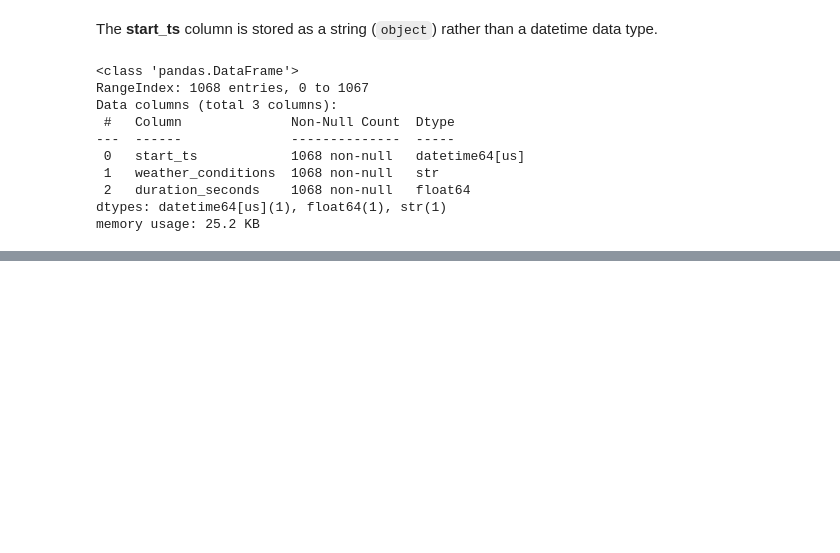
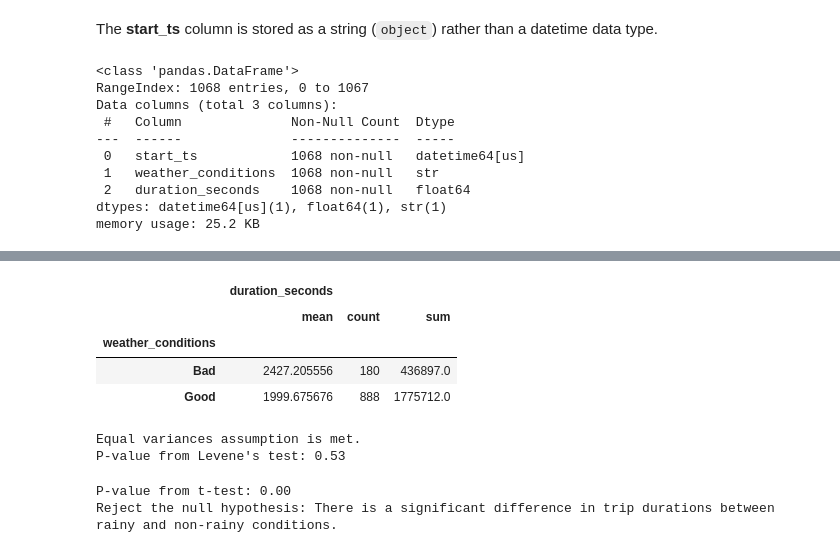
Before and after one commit to chinogggg4/Chicago_taxis_analysis, a Jupyter notebook: notebook.ipynb, the cells around one changed output, grey strips where cells are left out. Cells and saved outputs as stored; diff of their text form; code cells hidden in the pictures; blank space fills up the shorter version.

Commit message:
hypothesis

```diff
--- a/notebook.ipynb
+++ b/notebook.ipynb
@@ -193,0 +264,41 @@ memory usage: 25.2 KB
+# %%
+# Group by weather conditions and calculate mean, count, and sum of trip durations
+weather_trips.groupby('weather_conditions').agg({'duration_seconds': ['mean','count','sum']})
+# %% [output]
+|  | duration_seconds |  |  |
+|  | mean | count | sum |
+| weather_conditions |  |  |  |
+| Bad | 2427.205556 | 180 | 436897.0 |
+| Good | 1999.675676 | 888 | 1775712.0 |
+# %%
+# Separate the data into two groups: trips with rain and trips without rain
+rain_trips = weather_trips[weather_trips['weather_conditions'] == 'Bad']
+no_rain_trips = weather_trips[weather_trips['weather_conditions'] == 'Good']
+
+# Significance level
+alpha = 0.05
+
+# Perform a Levene's test to check for equal variances
+levene_test = st.levene(rain_trips['duration_seconds'], no_rain_trips['duration_seconds'])
+equal_var = levene_test.pvalue > alpha
+
+if equal_var:
+    print("Equal variances assumption is met.")
+else:
+    print("Equal variances assumption is not met.")
+print(f"P-value from Levene's test: {levene_test.pvalue:.2f}")
+# %% [output]
+Equal variances assumption is met.
+P-value from Levene's test: 0.53
+# %%
+# Perform a t-test
+t_test = st.ttest_ind(rain_trips['duration_seconds'], no_rain_trips['duration_seconds'], equal_var=equal_var)
+print(f"P-value from t-test: {t_test.pvalue:.2f}")
+
+if t_test.pvalue < alpha:
+    print("Reject the null hypothesis: There is a significant difference in trip durations between rainy and non-rainy conditions.")
+else:
+    print("Fail to reject the null hypothesis: There is no significant difference in trip durations between rainy and non-rainy conditions.")
+# %% [output]
+P-value from t-test: 0.00
+Reject the null hypothesis: There is a significant difference in trip durations between rainy and non-rainy conditions.
```
Also changed, not shown: parts of 8 cells of this notebook.
